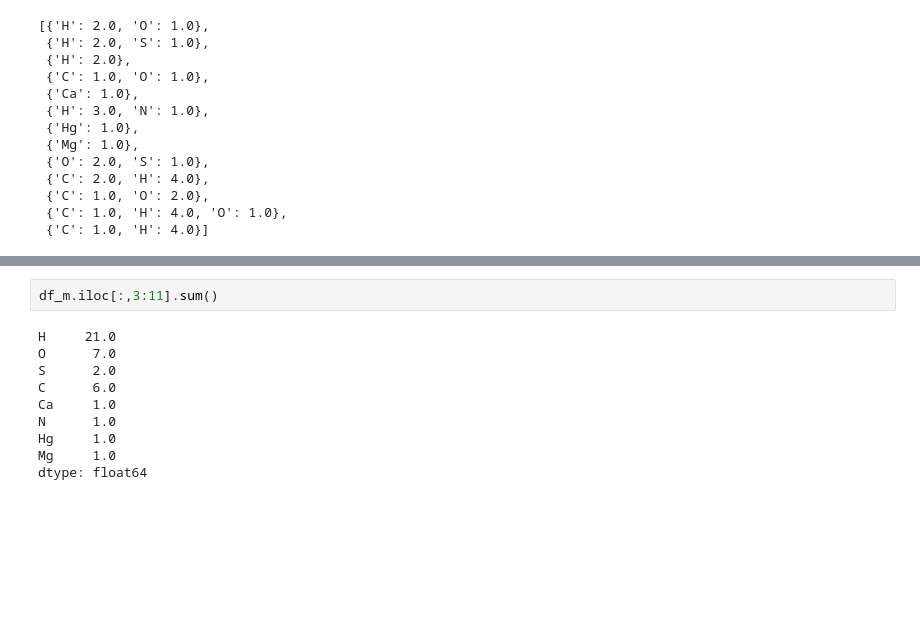
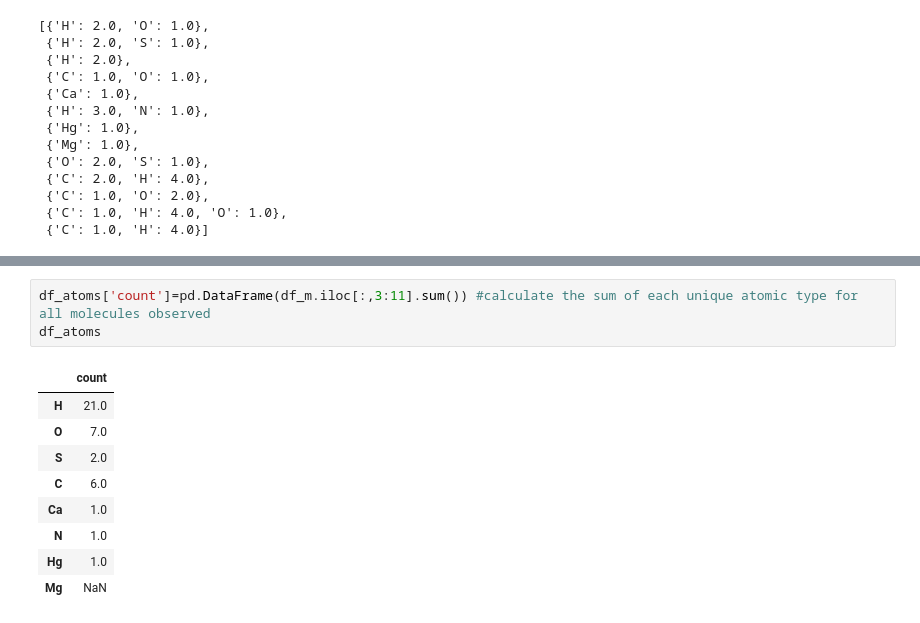
Before and after one commit to denizd1/GEOL557_Project, a Jupyter notebook: notebooks/LCROSS_Plume_Water_Detection_Data_v4.ipynb, the cells around one changed output, grey strips where cells are left out. Cells and saved outputs as stored; diff of their text form; blank space fills up the shorter version.

```diff
--- a/notebooks/LCROSS_Plume_Water_Detection_Data_v4.ipynb
+++ b/notebooks/LCROSS_Plume_Water_Detection_Data_v4.ipynb
@@ -170,12 +181,13 @@ df_m
-# %%
-df_m.iloc[:,3:11].sum()
-# %% [output]
-H     21.0
-O      7.0
-S      2.0
-C      6.0
-Ca     1.0
-N      1.0
-Hg     1.0
-Mg     1.0
-dtype: float64
+# %%
+df_atoms['count']=pd.DataFrame(df_m.iloc[:,3:11].sum()) #calculate the sum of each unique atomic type for all molecules observed
+df_atoms
+# %% [output]
+|  | count |
+| H | 21.0 |
+| O | 7.0 |
+| S | 2.0 |
+| C | 6.0 |
+| Ca | 1.0 |
+| N | 1.0 |
+| Hg | 1.0 |
+| Mg | NaN |
```
Also changed, not shown: parts of 24 cells of this notebook.
